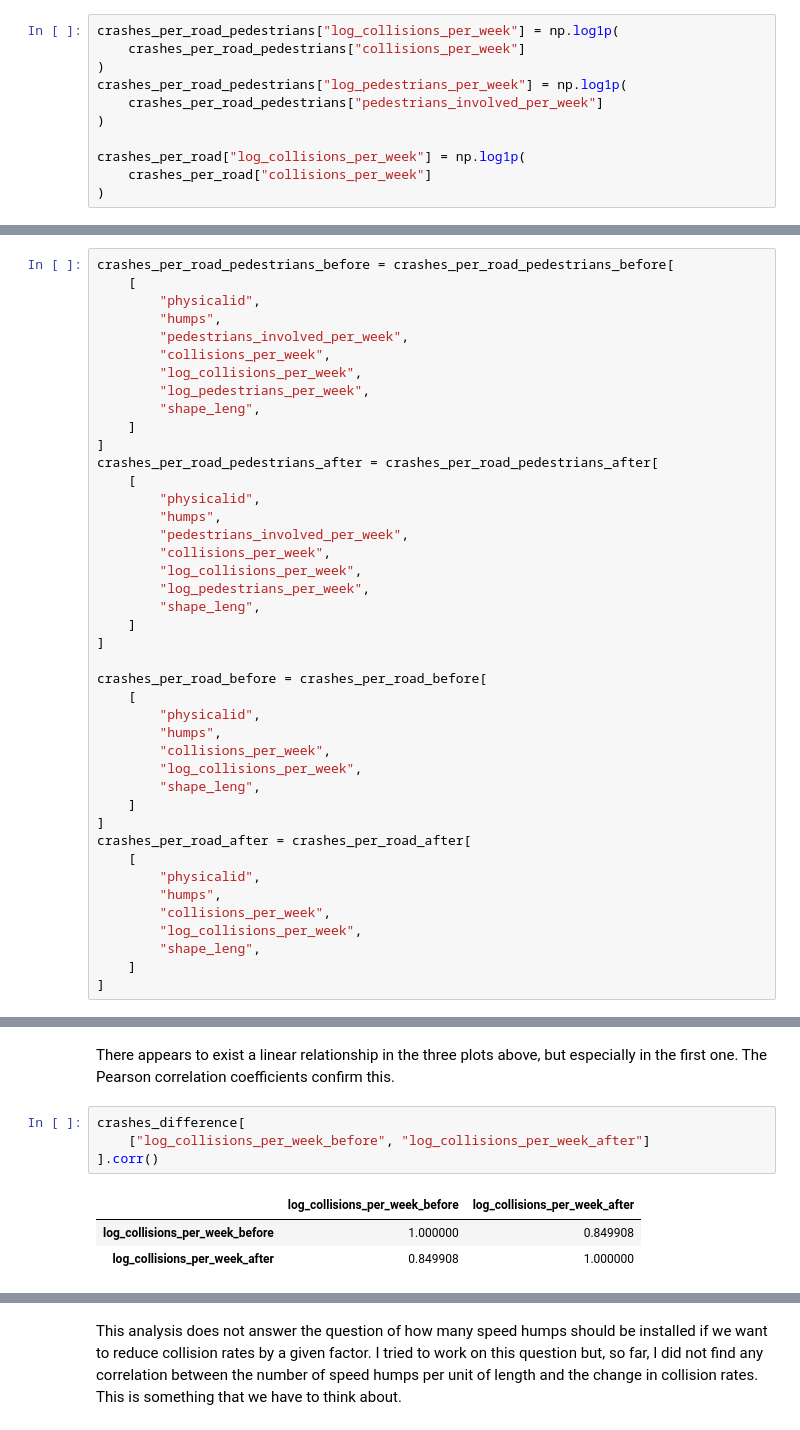
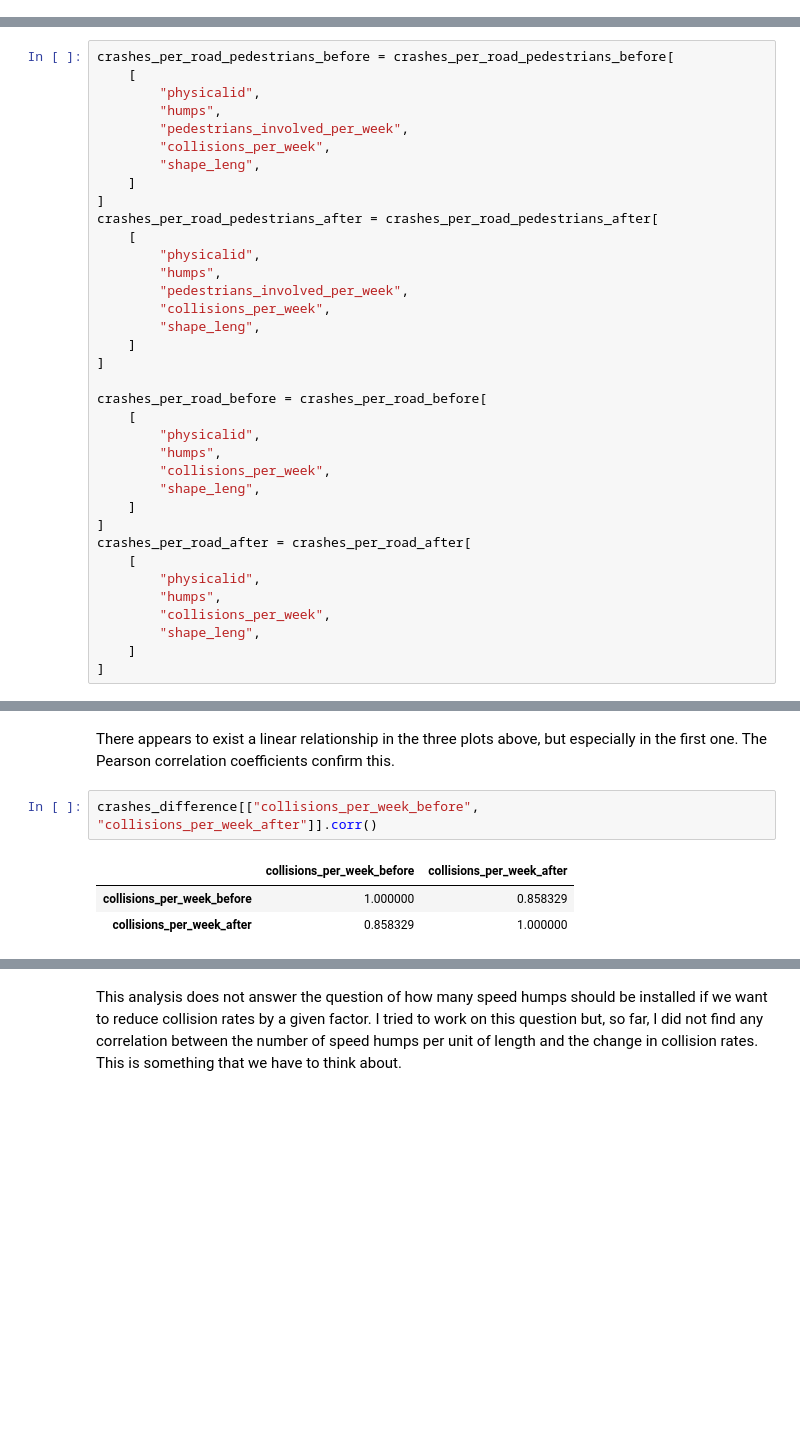
Before and after one commit to jacobvhook/road-speed, a Jupyter notebook: data-exploration/individual-feature-analysis/speed_humps.ipynb, the cells around one changed output, grey strips where cells are left out. Cells and saved outputs as stored; diff of their text form; blank space fills up the shorter version.

```diff
--- a/data-exploration/individual-feature-analysis/speed_humps.ipynb
+++ b/data-exploration/individual-feature-analysis/speed_humps.ipynb
@@ -585,14 +582,3 @@ Since there are many roads with very low collision rates and few with very high
-# %%
-crashes_per_road_pedestrians["log_collisions_per_week"] = np.log1p(
-    crashes_per_road_pedestrians["collisions_per_week"]
-)
-crashes_per_road_pedestrians["log_pedestrians_per_week"] = np.log1p(
-    crashes_per_road_pedestrians["pedestrians_involved_per_week"]
-)
-
-crashes_per_road["log_collisions_per_week"] = np.log1p(
-    crashes_per_road["collisions_per_week"]
-)
 # %%
 crashes_per_road_pedestrians_before = (
     crashes_per_road_pedestrians[~crashes_per_road_pedestrians["after_humps"]]
@@ -622,8 +608,6 @@ crashes_per_road_pedestrians_before = crashes_per_road_pedestrians_before[
         "humps",
         "pedestrians_involved_per_week",
         "collisions_per_week",
-        "log_collisions_per_week",
-        "log_pedestrians_per_week",
         "shape_leng",
     ]
 ]
@@ -633,8 +617,6 @@ crashes_per_road_pedestrians_after = crashes_per_road_pedestrians_after[
         "humps",
         "pedestrians_involved_per_week",
         "collisions_per_week",
-        "log_collisions_per_week",
-        "log_pedestrians_per_week",
         "shape_leng",
     ]
 ]
@@ -644,7 +626,6 @@ crashes_per_road_before = crashes_per_road_before[
         "physicalid",
         "humps",
         "collisions_per_week",
-        "log_collisions_per_week",
         "shape_leng",
     ]
 ]
@@ -653,7 +634,6 @@ crashes_per_road_after = crashes_per_road_after[
         "physicalid",
         "humps",
         "collisions_per_week",
-        "log_collisions_per_week",
         "shape_leng",
     ]
 ]
@@ -728,10 +708,8 @@ The plots above show the weekly collision or injury rates after humps were insta
 # %% [markdown]
 There appears to exist a linear relationship in the three plots above, but especially in the first one. The Pearson correlation coefficients confirm this.
 # %%
-crashes_difference[
-    ["log_collisions_per_week_before", "log_collisions_per_week_after"]
-].corr()
+crashes_difference[["collisions_per_week_before", "collisions_per_week_after"]].corr()
 # %% [output]
-|  | log_collisions_per_week_before | log_collisions_per_week_after |
-| log_collisions_per_week_before | 1.000000 | 0.849908 |
-| log_collisions_per_week_after | 0.849908 | 1.000000 |
+|  | collisions_per_week_before | collisions_per_week_after |
+| collisions_per_week_before | 1.000000 | 0.858329 |
+| collisions_per_week_after | 0.858329 | 1.000000 |
```
Also changed, not shown: parts of 14 cells of this notebook, 3 other files.
